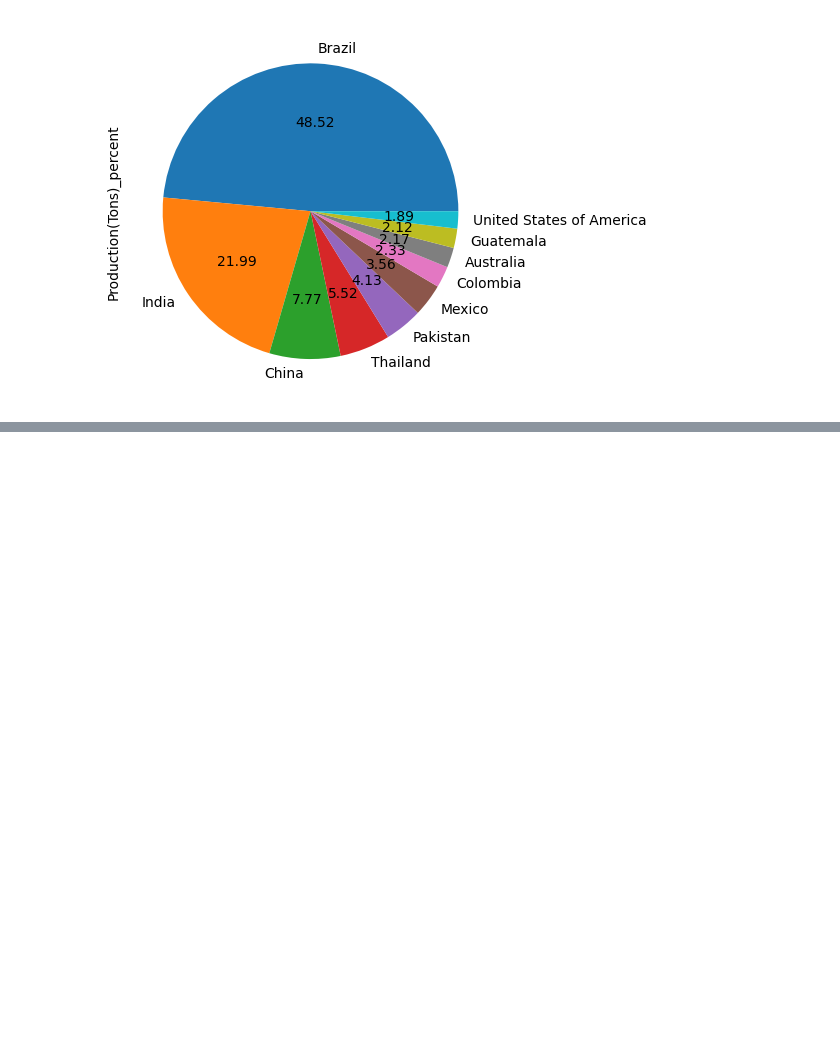
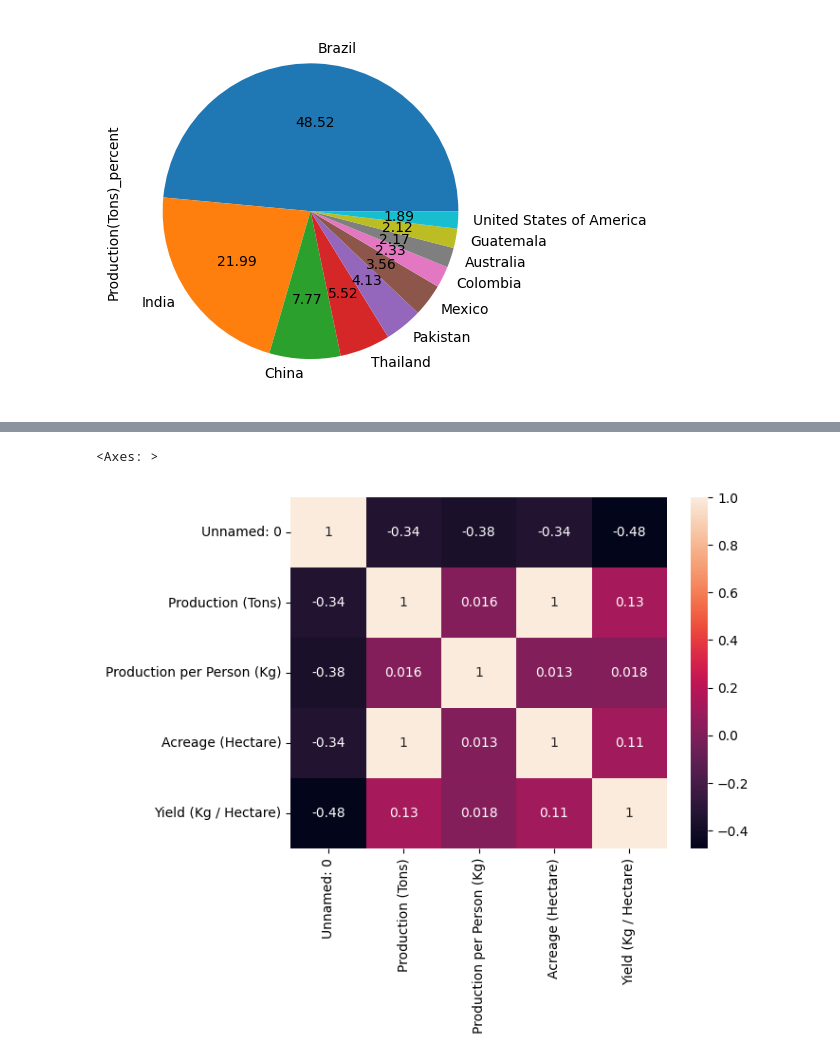
Before and after one commit to moumitaadak872-debug/Sugarcane-Production-EDA, a Jupyter notebook: sugarcane.ipynb, the cells around one changed output, grey strips where cells are left out. Cells and saved outputs as stored; diff of their text form; code cells hidden in the pictures; blank space fills up the shorter version.

```diff
--- a/sugarcane.ipynb
+++ b/sugarcane.ipynb
@@ -290,0 +239,5 @@ plt.show()
+# %%
+sns.heatmap(df.corr(numeric_only=True),annot=True)
+# %% [output]
+<Axes: >
+[figure, added]
```
Also changed, not shown: parts of 33 cells of this notebook.
